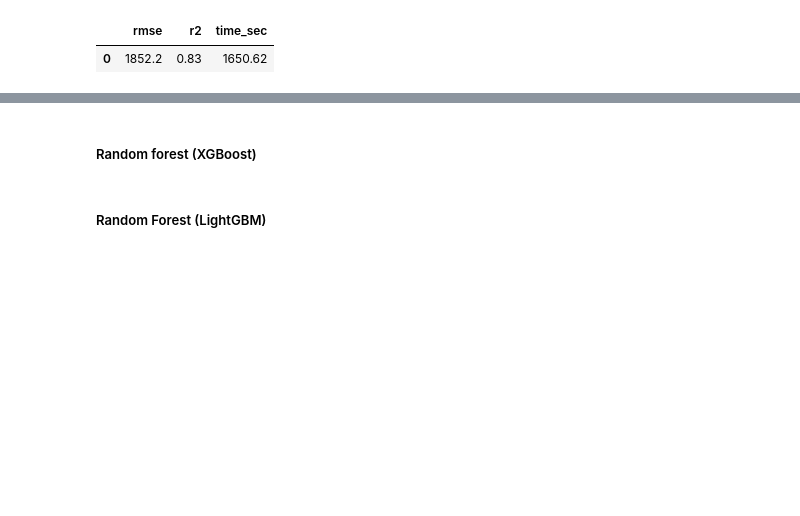
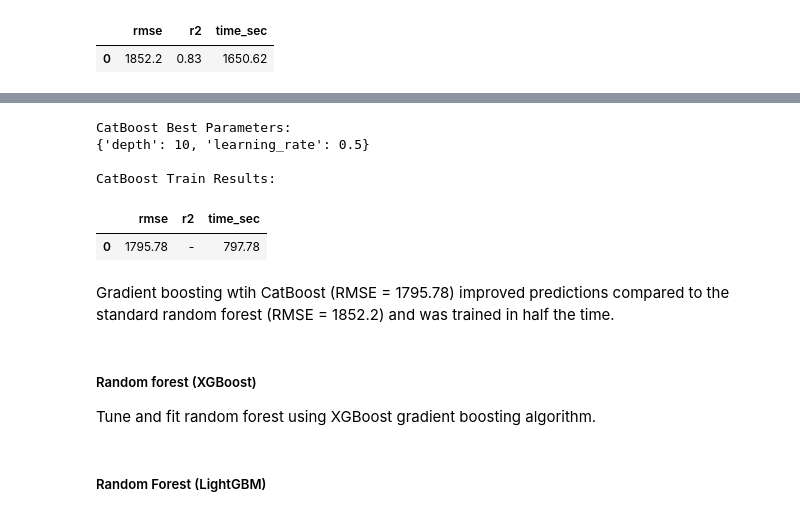
Before and after one commit to kellyshreeve/predicting-used-car-price, a Jupyter notebook: car_price_analysis.ipynb, the cells around one changed output, grey strips where cells are left out. Drawn from its saved outputs; the diff is of its cells as text; code cells hidden in the pictures; blank space fills up the shorter version.

Commit message:
CatBoost

```diff
--- a/car_price_analysis.ipynb
+++ b/car_price_analysis.ipynb
@@ -1255,5 +1234,38 @@ display(pd.DataFrame(catboost_reg_results['cv_results']))
-# %% [markdown]
-##### Random forest (XGBoost)
+# %%
+# Display best parameters and best model iterations
+# Sort result dataframe by best score
+catboost_reg_df = (pd.DataFrame(catboost_reg_results['cv_results'])
+                .sort_values(by='test-RMSE-mean', ascending=False)
+                .reset_index(drop=True)
+                .round(2))
+
+# Extract best test rmse
+best_rmse = catboost_reg_df.loc[299, 'test-RMSE-mean']
+
+# Create result dataframe with rmse & train time
+catboost_reg = pd.DataFrame(data={'rmse':[best_rmse],
+                                  'r2': '-',
+                                  'time_sec':[catboost_reg_time]})
+
+# Print results
+print('CatBoost Best Parameters:')
+print(catboost_reg_results['params'])
+print()
+print('CatBoost Train Results:')
+display(catboost_reg.round(2))
+# %% [output]
+CatBoost Best Parameters:
+{'depth': 10, 'learning_rate': 0.5}
+
+CatBoost Train Results:
+|  | rmse | r2 | time_sec |
+| 0 | 1795.78 | - | 797.78 |
+# %% [markdown]
+Gradient boosting wtih CatBoost (RMSE = 1795.78) improved predictions compared to the standard random forest (RMSE = 1852.2) and was trained in half the time.
+# %% [markdown]
+##### Random forest (XGBoost)
+
+Tune and fit random forest using XGBoost gradient boosting algorithm.
 # %% [markdown]
 ##### Random Forest (LightGBM)
 # %% [markdown]
```
Also changed, not shown: parts of 6 cells of this notebook.
